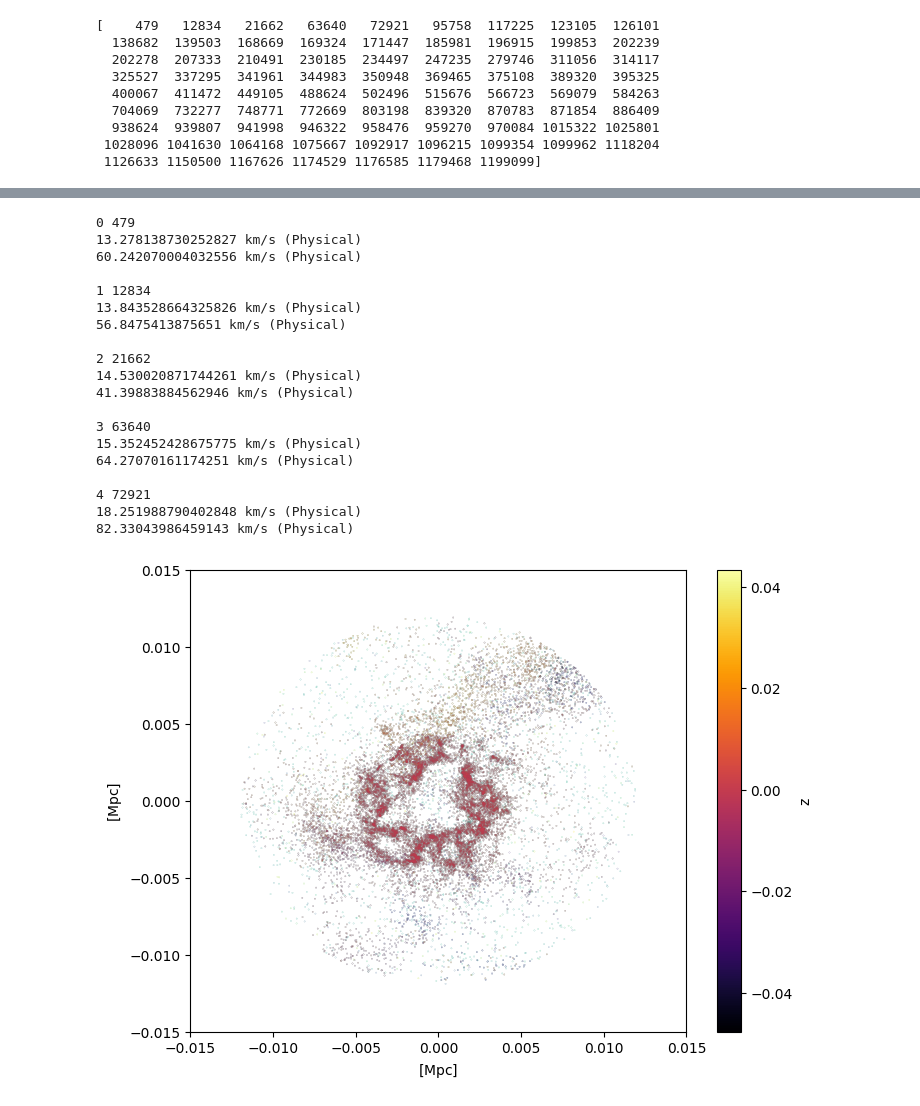
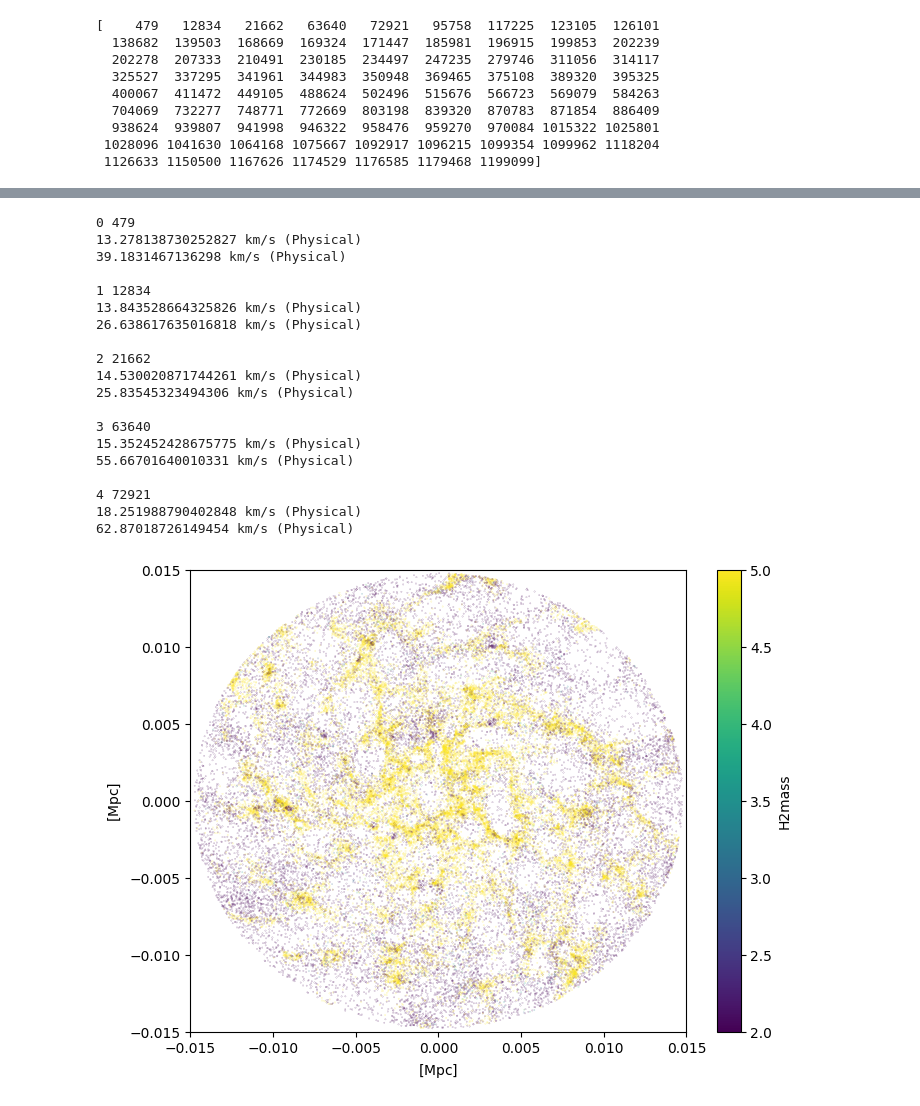
Before and after one commit to jgmcgregor/colibre_dispersions, a Jupyter notebook: overall_quantities.ipynb, the cells around one changed output, grey strips where cells are left out. Cells and saved outputs as stored; diff of their text form; code cells hidden in the pictures.

```diff
--- a/overall_quantities.ipynb
+++ b/overall_quantities.ipynb
@@ -110,13 +113,13 @@ def find_nearest_idx(x,arr):
 zarr = np.linspace(0,10,1001)*unyt.kpc
 
 H2fracarr = np.array([fracwithin(zi,H2mass[indisk],zpos[indisk],H2masstotal) for zi in zarr])
-HIIfracarr = np.array([fracwithin(zi,HIImass[indisk&warm],zpos[indisk&warm],HIImasstotal) for zi in zarr])
+HIIfracarr = np.array([fracwithin(zi,HIImass[indisk&warm&dense],zpos[indisk&warm&dense],HIImasstotal) for zi in zarr])
 # %%
 i = find_nearest_idx(0.5,H2fracarr)
 z50_H2 = zarr[i]
 
-i = find_nearest_idx(0.9,H2fracarr)
-z90_H2 = zarr[i]
+i = find_nearest_idx(0.5,HIIfracarr)
+z50_HII = zarr[i]
 # %%
 unyt.matplotlib_support.label_style = '[]'
 with unyt.matplotlib_support:
@@ -124,10 +127,13 @@ with unyt.matplotlib_support:
     ax.plot(zarr, H2fracarr,'b-',label='molecular')
     ax.plot(zarr, HIIfracarr,'r-',label='ionised')
 
+    ax.plot([z50_H2,z50_H2],[-10,10],'b--')
+    ax.plot([z50_HII,z50_HII],[-10,10],'r--')
+
     ax.plot([])
 
     ax.set_xlabel('z [kpc]')
-    ax.set_xlim(0,10)
+    ax.set_xlim(0,5)
     ax.set_ylabel('fraction of total mass')
     ax.set_ylim(0,1.05)
 
@@ -182,52 +188,58 @@ for i, ID in enumerate(shlist):
     Hmassfrac = sg.gas.element_mass_fractions.hydrogen.to_physical()
     gasmass = sg.gas.masses.to_physical()
 
+    gasmassdens = sg.gas.densities.to_physical()
+    massH = 1.67e-27 * unyt.kg
+    Hmassdens = gasmassdens*Hmassfrac
+    Hnumdens = Hmassdens/massH
+    Hnumdens.convert_to_units(unyt.cm**-3)
+    dense = (Hnumdens >= 0.1)
+
     H2mass = 2*H2frac * Hmassfrac * gasmass
     HIImass = HIIfrac * Hmassfrac * gasmass
 
     H2masstotal = np.sum(H2mass[indisk])
-    HIImasstotal = np.sum(HIImass[indisk&warm])
+    HIImasstotal = np.sum(HIImass[indisk&warm&dense])
 
     H2disp = np.sqrt(np.sum(H2mass[indisk]*zvel[indisk]**2)/H2masstotal)
     H2disps[i] = H2disp
     print(H2disp.to(unyt.km/unyt.s))
 
 
-    HIIdisp = np.sqrt(np.sum(HIImass[indisk&warm]*zvel[indisk&warm]**2)/HIImasstotal)
+    HIIdisp = np.sqrt(np.sum(HIImass[indisk&warm&dense]*zvel[indisk&warm&dense]**2)/HIImasstotal)
     HIIdisps[i] = HIIdisp
     print(HIIdisp.to(unyt.km/unyt.s))
     print()
 # %% [output]
 0 479
 13.278138730252827 km/s (Physical)
-60.242070004032556 km/s (Physical)
+39.1831467136298 km/s (Physical)
 
 1 12834
 13.843528664325826 km/s (Physical)
-56.8475413875651 km/s (Physical)
+26.638617635016818 km/s (Physical)
 
 2 21662
 14.530020871744261 km/s (Physical)
-41.39883884562946 km/s (Physical)
+25.83545323494306 km/s (Physical)
 
 3 63640
 15.352452428675775 km/s (Physical)
-64.27070161174251 km/s (Physical)
+55.66701640010331 km/s (Physical)
 
 4 72921
 18.251988790402848 km/s (Physical)
-82.33043986459143 km/s (Physical)
+62.87018726149454 km/s (Physical)
 # %%
 unyt.matplotlib_support.label_style = '[]'
 with unyt.matplotlib_support:
     fig,ax1 = plt.subplots(figsize=(8,6))
-    m1 = ax1.scatter(xpos[indisk], ypos[indisk],c=zpos[indisk],s=0.01)
-    m1 = ax1.scatter(xpos[indisk&warm], ypos[indisk&warm],c=zpos[indisk&warm],s=0.01,cmap='inferno')
+    m1 = ax1.scatter(xpos[indisk], ypos[indisk],c=H2mass[indisk],s=0.01,vmax=5,vmin=2)
     ax1.set_xlim([-0.015,0.015])
     ax1.set_ylim([-0.015,0.015])
-    cb1 = fig.colorbar(m1, ax=ax1,label=r'z')
+    cb1 = fig.colorbar(m1, ax=ax1,label=r'H2mass')
 
 
     plt.show()
 # %% [output]
-[figure, old version]
+[figure, new version]
```
Also changed, not shown: parts of 6 cells of this notebook.
